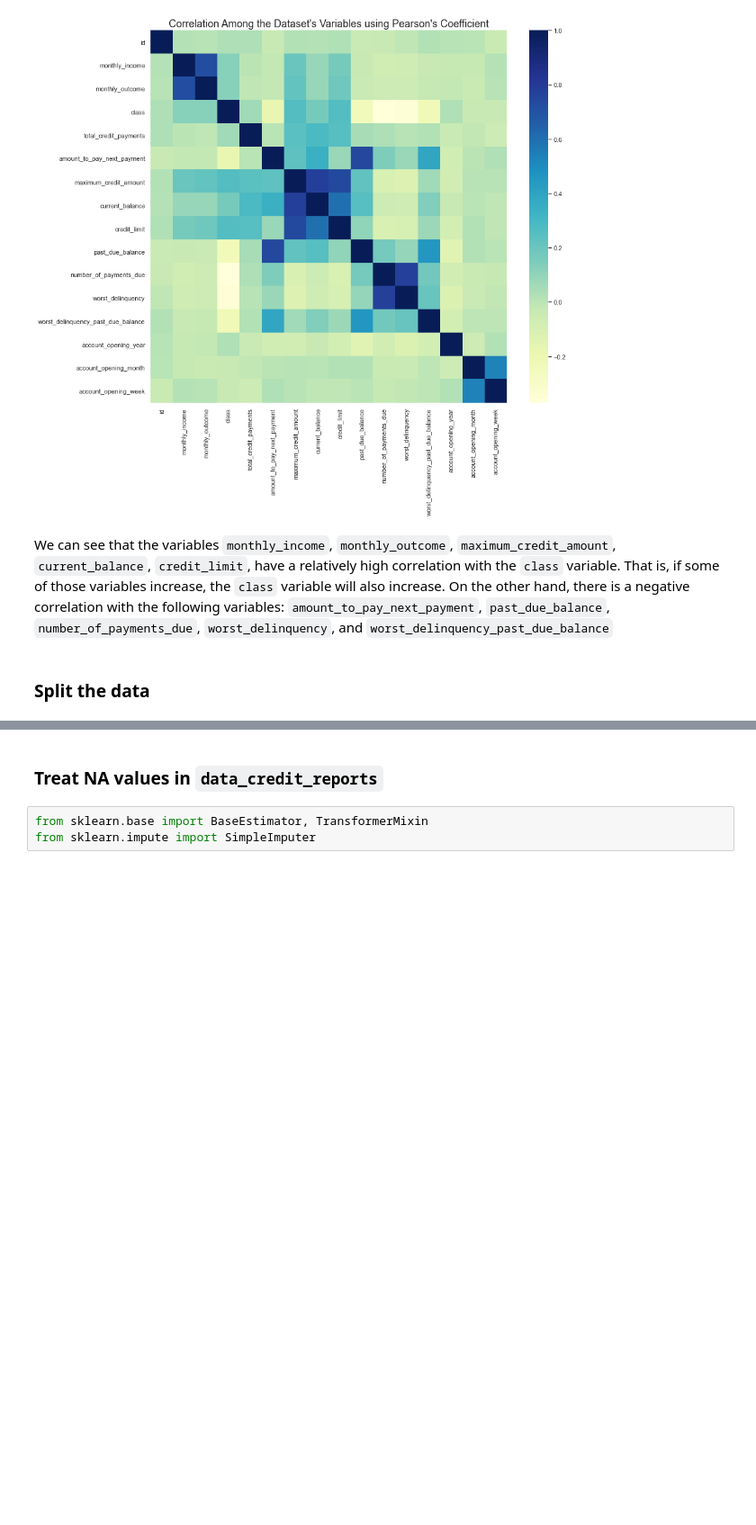
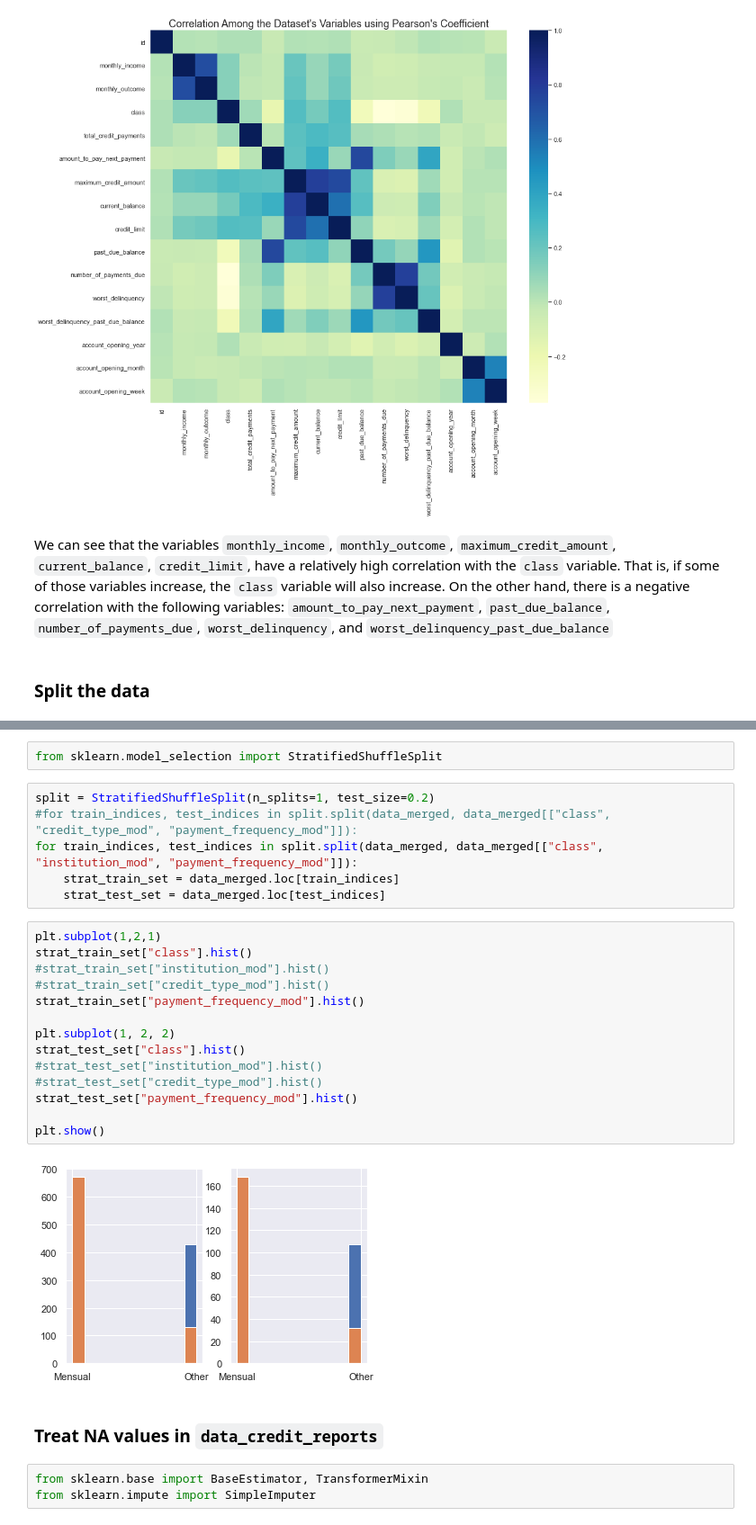
Before and after one commit to IsaiasGutierrezCruz/CreditRisk, a Jupyter notebook: ChallengeCreditRisk.ipynb, the cells around one changed output, grey strips where cells are left out. Shown: that part at 90% size. Saved outputs shown, nothing was run; the diff lists cells and outputs as text; blank space fills up the shorter version.

Commit message:
Stratification to construct the train and test sets

```diff
--- a/ChallengeCreditRisk.ipynb
+++ b/ChallengeCreditRisk.ipynb
@@ -566,3 +578,27 @@ We can see that the variables `monthly_income`, `monthly_outcome`, `maximum_cred
+# %%
+from sklearn.model_selection import StratifiedShuffleSplit
+# %%
+split = StratifiedShuffleSplit(n_splits=1, test_size=0.2)
+#for train_indices, test_indices in split.split(data_merged, data_merged[["class",  "credit_type_mod", "payment_frequency_mod"]]):
+for train_indices, test_indices in split.split(data_merged, data_merged[["class",  "institution_mod", "payment_frequency_mod"]]):
+    strat_train_set = data_merged.loc[train_indices]
+    strat_test_set = data_merged.loc[test_indices]
+# %%
+plt.subplot(1,2,1)
+strat_train_set["class"].hist()
+#strat_train_set["institution_mod"].hist()
+#strat_train_set["credit_type_mod"].hist()
+strat_train_set["payment_frequency_mod"].hist()
+
+plt.subplot(1, 2, 2)
+strat_test_set["class"].hist()
+#strat_test_set["institution_mod"].hist()
+#strat_test_set["credit_type_mod"].hist()
+strat_test_set["payment_frequency_mod"].hist()
+
+plt.show()
+# %% [output]
+[figure, added]
 # %% [markdown]
 ### Treat NA values in `data_credit_reports`
 # %%
```
Also changed, not shown: parts of 1 cell of this notebook.
